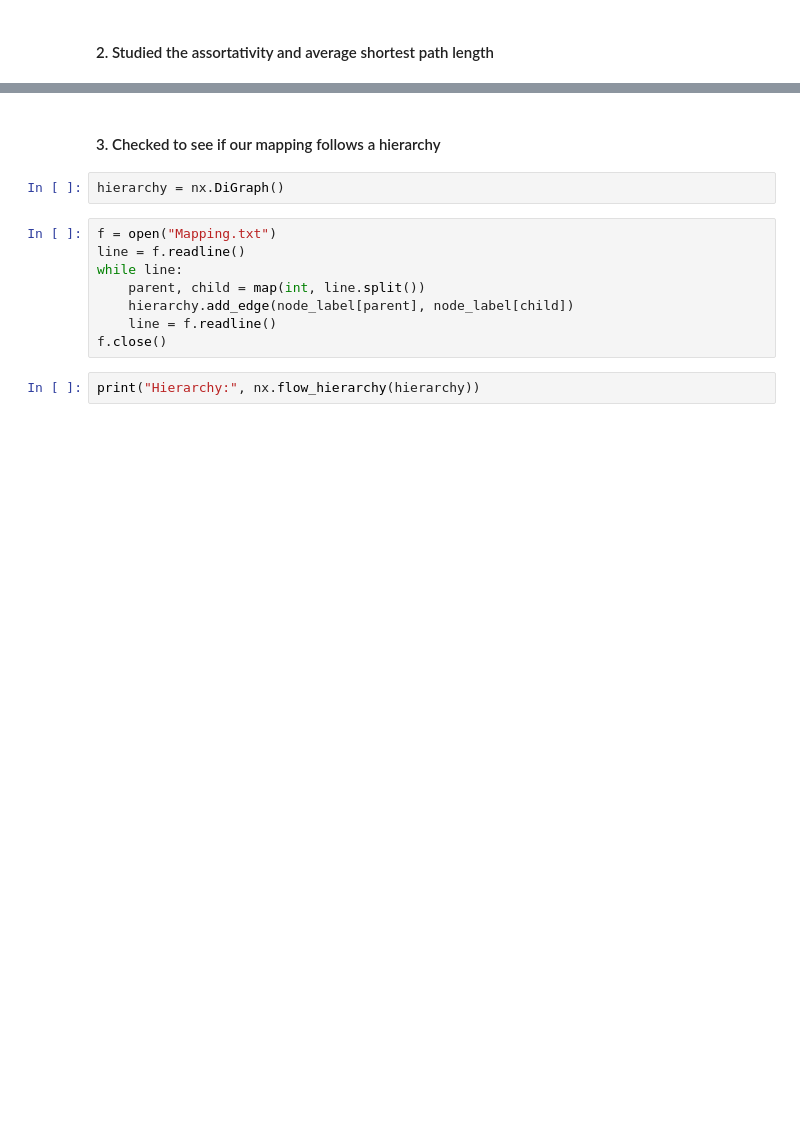
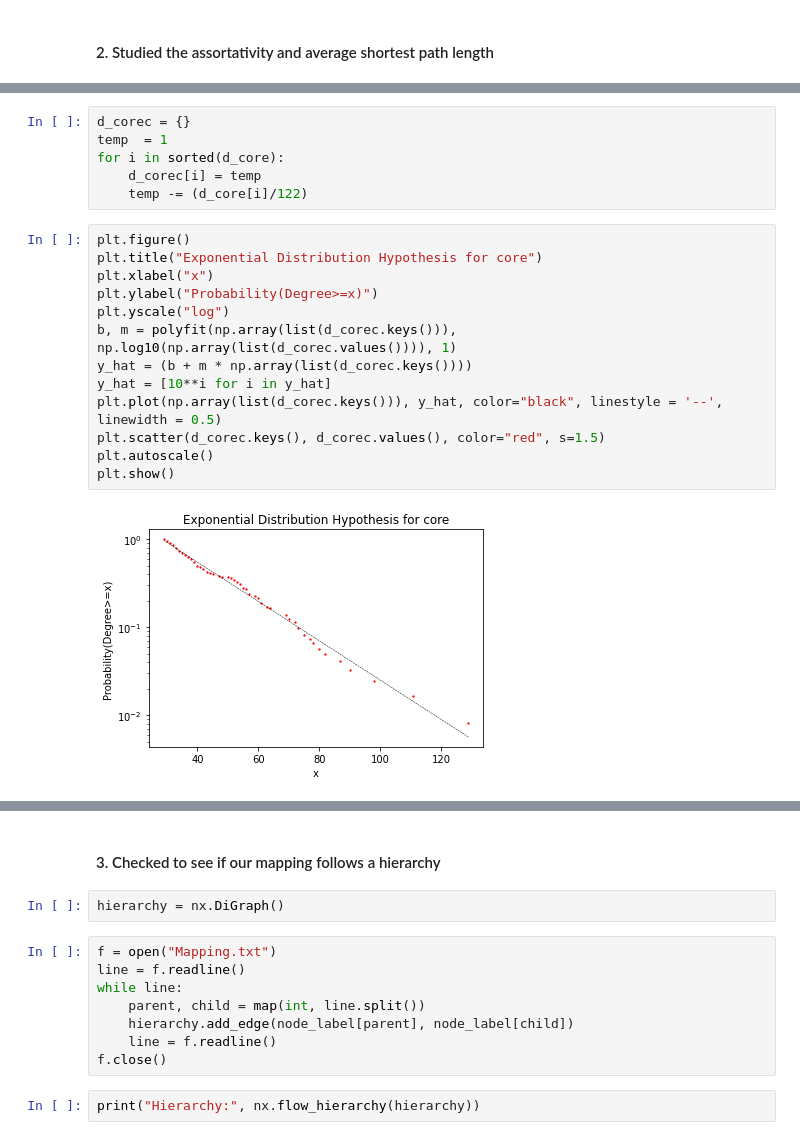
Before and after one commit to runtime-terror101/Network-architecture-of-the-long-distance-pathways-in-the-macaque-brain, a Jupyter notebook: Novelty.ipynb, the cells around one changed output, grey strips where cells are left out. Saved outputs shown, nothing was run; the diff lists cells and outputs as text; blank space fills up the shorter version.

```diff
--- a/Novelty.ipynb
+++ b/Novelty.ipynb
@@ -230,0 +241,21 @@ Degree Assortativity of Core 0.003719185906300945
+# %%
+d_corec = {}
+temp  = 1
+for i in sorted(d_core):
+    d_corec[i] = temp
+    temp -= (d_core[i]/122)
+# %%
+plt.figure()
+plt.title("Exponential Distribution Hypothesis for core")
+plt.xlabel("x")
+plt.ylabel("Probability(Degree>=x)")
+plt.yscale("log")
+b, m = polyfit(np.array(list(d_corec.keys())), np.log10(np.array(list(d_corec.values()))), 1)
+y_hat = (b + m * np.array(list(d_corec.keys())))
+y_hat = [10**i for i in y_hat]
+plt.plot(np.array(list(d_corec.keys())), y_hat, color="black", linestyle = '--', linewidth = 0.5)
+plt.scatter(d_corec.keys(), d_corec.values(), color="red", s=1.5)
+plt.autoscale()
+plt.show()
+# %% [output]
+[figure, added]
```
Also changed, not shown: parts of 15 cells of this notebook, 11 other files.
